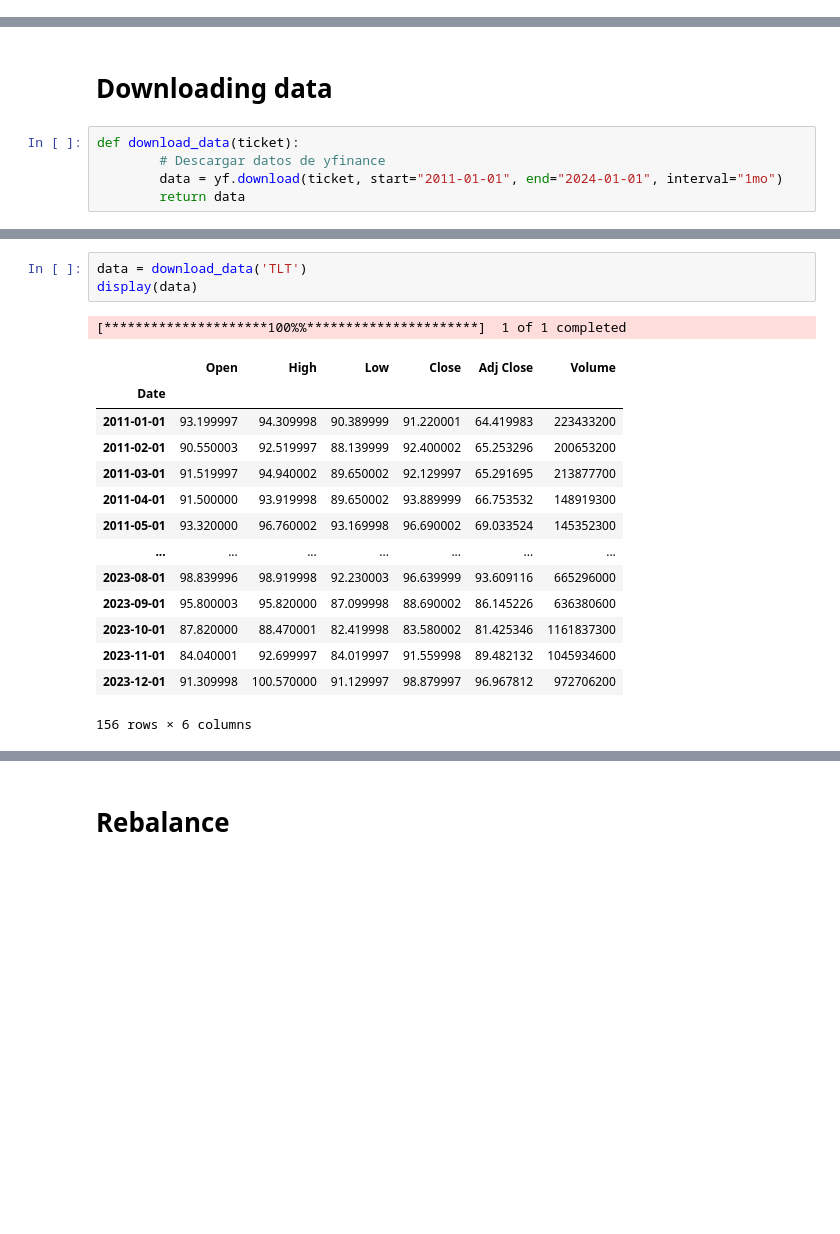
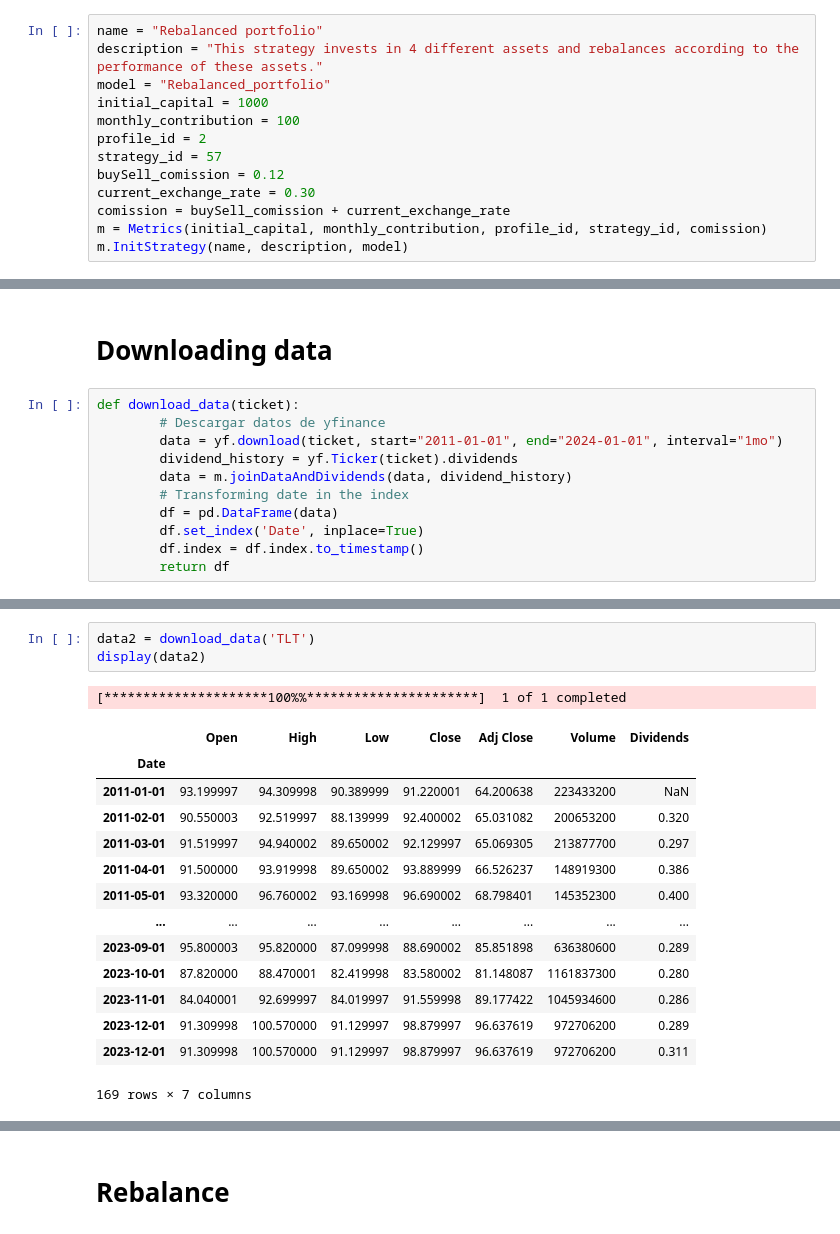
Before and after one commit to AdalDiazFarina/TFG-service, a Jupyter notebook: app/notebooks/balanced portfolio.ipynb, the cells around one changed output, grey strips where cells are left out. Saved outputs shown, nothing was run; the diff lists cells and outputs as text; blank space fills up the shorter version.

```diff
--- a/app/notebooks/balanced portfolio.ipynb
+++ b/app/notebooks/balanced portfolio.ipynb
@@ -4,0 +13,13 @@ import pandas as pd
+# %%
+name = "Rebalanced portfolio"
+description = "This strategy invests in 4 different assets and rebalances according to the performance of these assets."
+model = "Rebalanced_portfolio"
+initial_capital = 1000
+monthly_contribution = 100
+profile_id = 2
+strategy_id = 57
+buySell_comission = 0.12
+current_exchange_rate = 0.30
+comission = buySell_comission + current_exchange_rate
+m = Metrics(initial_capital, monthly_contribution, profile_id, strategy_id, comission)
+m.InitStrategy(name, description, model)
@@ -8,5 +31,11 @@ import pandas as pd
 def download_data(ticket):
         # Descargar datos de yfinance
         data = yf.download(ticket, start="2011-01-01", end="2024-01-01", interval="1mo")
-        return data
+        dividend_history = yf.Ticker(ticket).dividends
+        data = m.joinDataAndDividends(data, dividend_history)
+        # Transforming date in the index
+        df = pd.DataFrame(data)
+        df.set_index('Date', inplace=True)
+        df.index = df.index.to_timestamp()
+        return df
 # %%
@@ -31,19 +87,19 @@ display(data)
 # %%
-data = download_data('TLT')
-display(data)
+data2 = download_data('TLT')
+display(data2)
 # %% [output]
 [*********************100%%**********************]  1 of 1 completed
-|  | Open | High | Low | Close | Adj Close | Volume |
-| Date |  |  |  |  |  |  |
-| 2011-01-01 | 93.199997 | 94.309998 | 90.389999 | 91.220001 | 64.419983 | 223433200 |
-| 2011-02-01 | 90.550003 | 92.519997 | 88.139999 | 92.400002 | 65.253296 | 200653200 |
-| 2011-03-01 | 91.519997 | 94.940002 | 89.650002 | 92.129997 | 65.291695 | 213877700 |
-| 2011-04-01 | 91.500000 | 93.919998 | 89.650002 | 93.889999 | 66.753532 | 148919300 |
-| 2011-05-01 | 93.320000 | 96.760002 | 93.169998 | 96.690002 | 69.033524 | 145352300 |
-| ... | ... | ... | ... | ... | ... | ... |
-| 2023-08-01 | 98.839996 | 98.919998 | 92.230003 | 96.639999 | 93.609116 | 665296000 |
-| 2023-09-01 | 95.800003 | 95.820000 | 87.099998 | 88.690002 | 86.145226 | 636380600 |
-| 2023-10-01 | 87.820000 | 88.470001 | 82.419998 | 83.580002 | 81.425346 | 1161837300 |
-| 2023-11-01 | 84.040001 | 92.699997 | 84.019997 | 91.559998 | 89.482132 | 1045934600 |
-| 2023-12-01 | 91.309998 | 100.570000 | 91.129997 | 98.879997 | 96.967812 | 972706200 |
+|  | Open | High | Low | Close | Adj Close | Volume | Dividends |
+| Date |  |  |  |  |  |  |  |
+| 2011-01-01 | 93.199997 | 94.309998 | 90.389999 | 91.220001 | 64.200638 | 223433200 | NaN |
+| 2011-02-01 | 90.550003 | 92.519997 | 88.139999 | 92.400002 | 65.031082 | 200653200 | 0.320 |
+| 2011-03-01 | 91.519997 | 94.940002 | 89.650002 | 92.129997 | 65.069305 | 213877700 | 0.297 |
+| 2011-04-01 | 91.500000 | 93.919998 | 89.650002 | 93.889999 | 66.526237 | 148919300 | 0.386 |
+| 2011-05-01 | 93.320000 | 96.760002 | 93.169998 | 96.690002 | 68.798401 | 145352300 | 0.400 |
+| ... | ... | ... | ... | ... | ... | ... | ... |
+| 2023-09-01 | 95.800003 | 95.820000 | 87.099998 | 88.690002 | 85.851898 | 636380600 | 0.289 |
+| 2023-10-01 | 87.820000 | 88.470001 | 82.419998 | 83.580002 | 81.148087 | 1161837300 | 0.280 |
+| 2023-11-01 | 84.040001 | 92.699997 | 84.019997 | 91.559998 | 89.177422 | 1045934600 | 0.286 |
+| 2023-12-01 | 91.309998 | 100.570000 | 91.129997 | 98.879997 | 96.637619 | 972706200 | 0.289 |
+| 2023-12-01 | 91.309998 | 100.570000 | 91.129997 | 98.879997 | 96.637619 | 972706200 | 0.311 |
-156 rows × 6 columns
+169 rows × 7 columns
```
Also changed, not shown: parts of 24 cells of this notebook, 4 other files.
